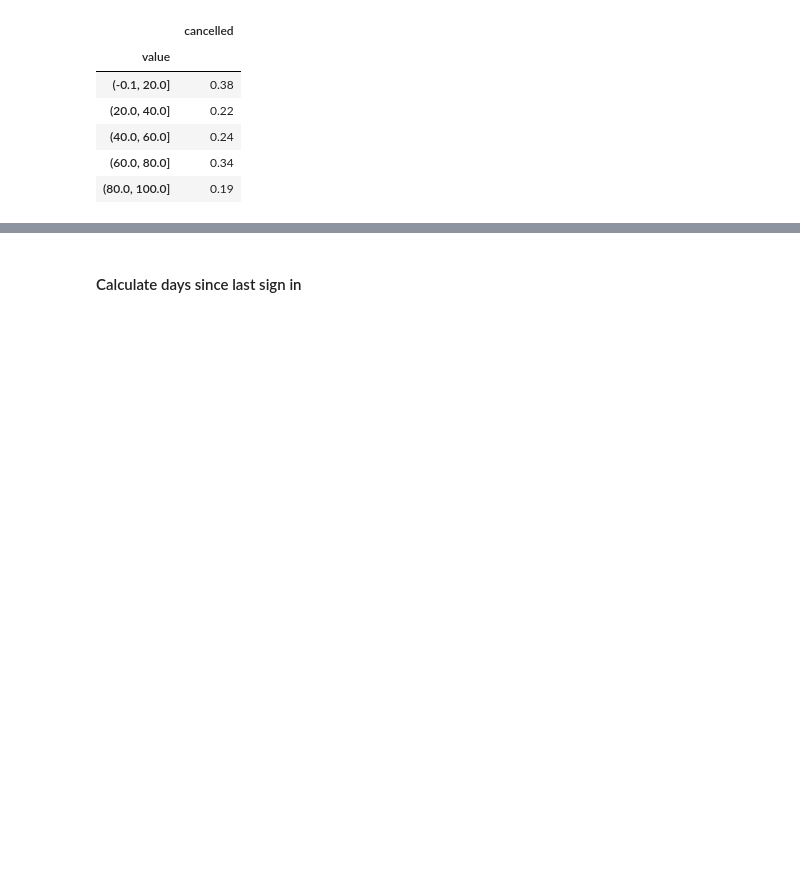
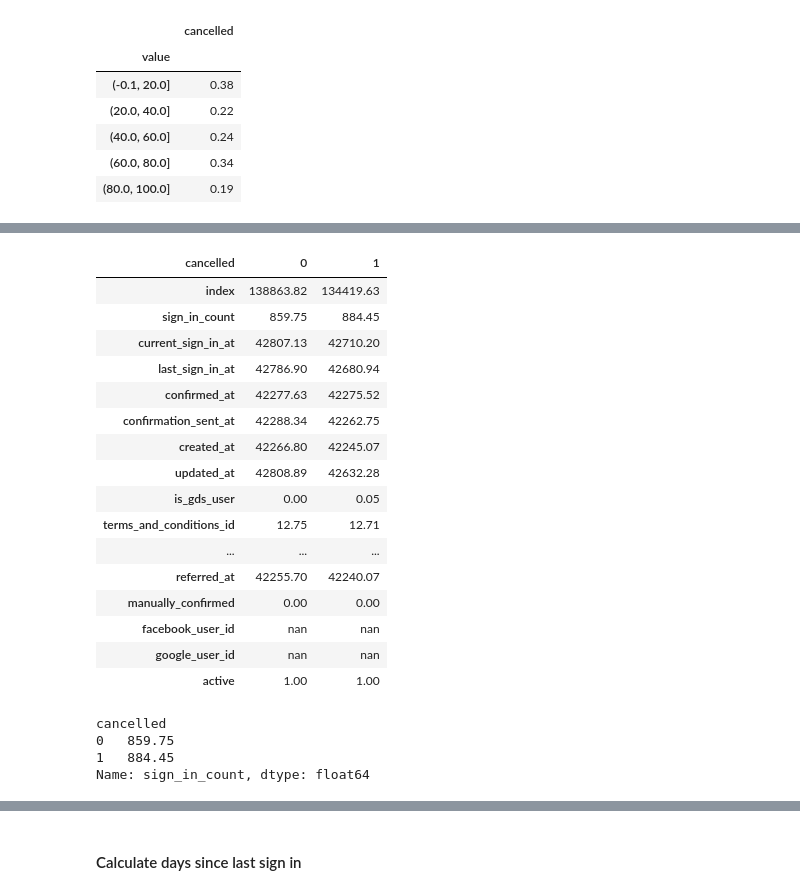
Before and after one commit to mengeling/silvercar-cancellation-predictor, a Jupyter notebook: EDA/silvercar.ipynb, the cells around one changed output, grey strips where cells are left out. Cells and saved outputs as stored; diff of their text form; code cells hidden in the pictures; blank space fills up the shorter version.

```diff
--- a/EDA/silvercar.ipynb
+++ b/EDA/silvercar.ipynb
@@ -544,3 +626,30 @@ df_users_new.head()
+# %%
+df_users_new.groupby("cancelled").mean().T
+# %% [output]
+| cancelled | 0 | 1 |
+| index | 138863.82 | 134419.63 |
+| sign_in_count | 859.75 | 884.45 |
+| current_sign_in_at | 42807.13 | 42710.20 |
+| last_sign_in_at | 42786.90 | 42680.94 |
+| confirmed_at | 42277.63 | 42275.52 |
+| confirmation_sent_at | 42288.34 | 42262.75 |
+| created_at | 42266.80 | 42245.07 |
+| updated_at | 42808.89 | 42632.28 |
+| is_gds_user | 0.00 | 0.05 |
+| terms_and_conditions_id | 12.75 | 12.71 |
+| ... | ... | ... |
+| referred_at | 42255.70 | 42240.07 |
+| manually_confirmed | 0.00 | 0.00 |
+| facebook_user_id | nan | nan |
+| google_user_id | nan | nan |
+| active | 1.00 | 1.00 |
+# %%
+df_users_new.groupby("cancelled")["sign_in_count"].mean()
+# %% [output]
+cancelled
+0   859.75
+1   884.45
+Name: sign_in_count, dtype: float64
 # %%
 np.sum(df_users_new.isnull())
 # %% [output]
```
Also changed, not shown: parts of 35 cells of this notebook.
